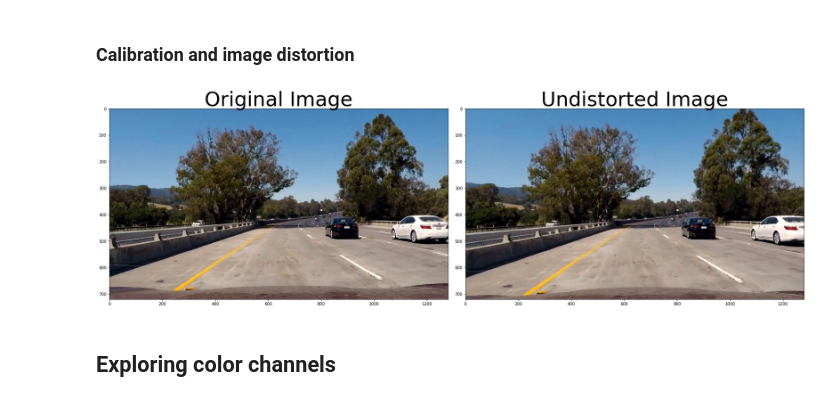
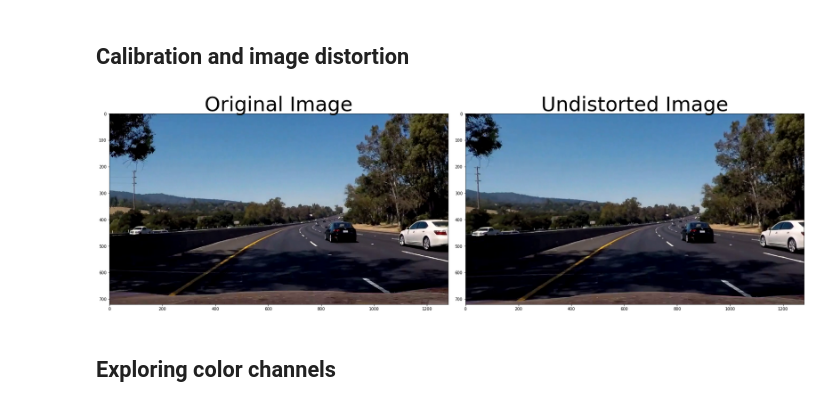
Before and after one commit to pavelsimo/CarND-Advanced-Lane-Lines, a Jupyter notebook: Advanced_Lane_Lines.ipynb, the cells around one changed output. Cells and saved outputs as stored; diff of their text form; code cells hidden in the pictures.

Commit message:
:bug: fix color channels

```diff
--- a/Advanced_Lane_Lines.ipynb
+++ b/Advanced_Lane_Lines.ipynb
@@ -6,10 +6,11 @@ import cv2
 import numpy as np
 from cv import *
 # %% [markdown]
-### Calibration and image distortion
+## Calibration and image distortion
 # %%
 #img = cv2.imread('test_images/straight_lines2.jpg')
-img = cv2.imread('test_images/x-test5.png')
+img = cv2.imread('test_images/x-test1.png')
+img = cv2.cvtColor(img, cv2.COLOR_BGR2RGB)
 objpoints, imgpoints = load_calibration_parameters(6, 9)
 img_undistort = undistort(img, objpoints, imgpoints)
 
@@ -18,13 +19,13 @@ src = [(570, 470), (722, 470), (1110, 720), (220, 720)]
 dst = [(320, 0), (920, 0), (920, 720), (320, 720)]
 # %%
 plot_comparison(
-    cv2.cvtColor(img, cv2.COLOR_BGR2RGB),
-    cv2.cvtColor(img_undistort, cv2.COLOR_BGR2RGB),
+    img,
+    img_undistort,
     title1='Original Image',
     title2='Undistorted Image'
 )
 # %% [output]
-[figure, old version]
+[figure, new version]
 # %% [markdown]
 ## Exploring color channels
 # %%
```
Also changed, not shown: parts of 11 cells of this notebook, 5 other files.
